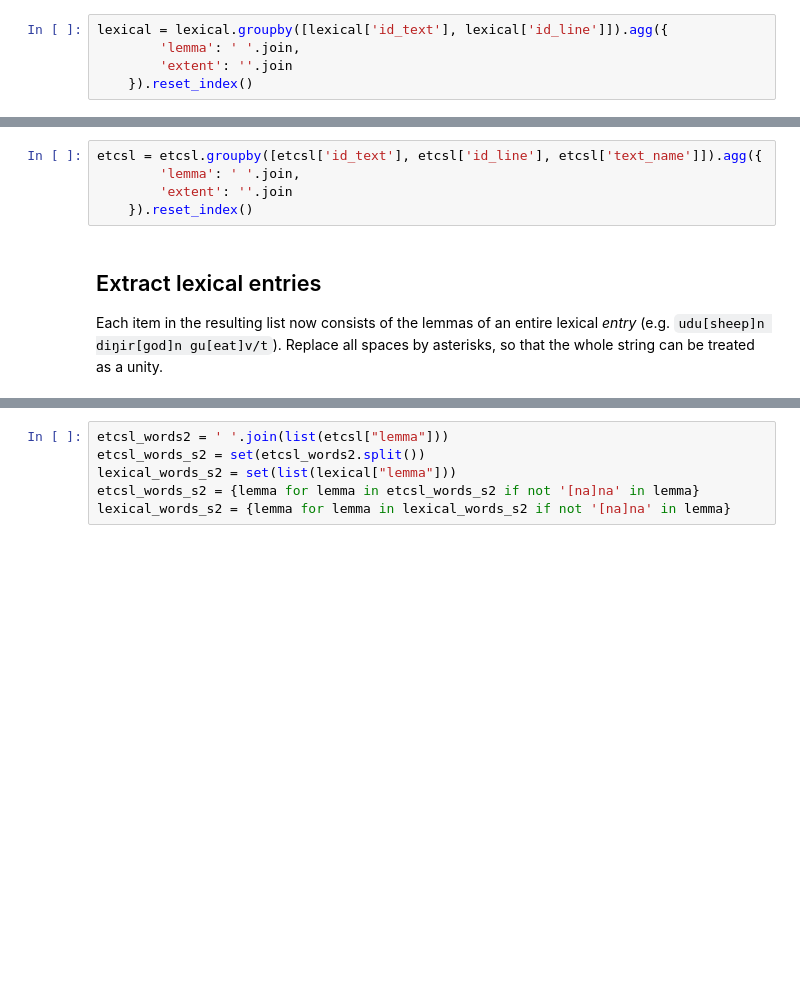
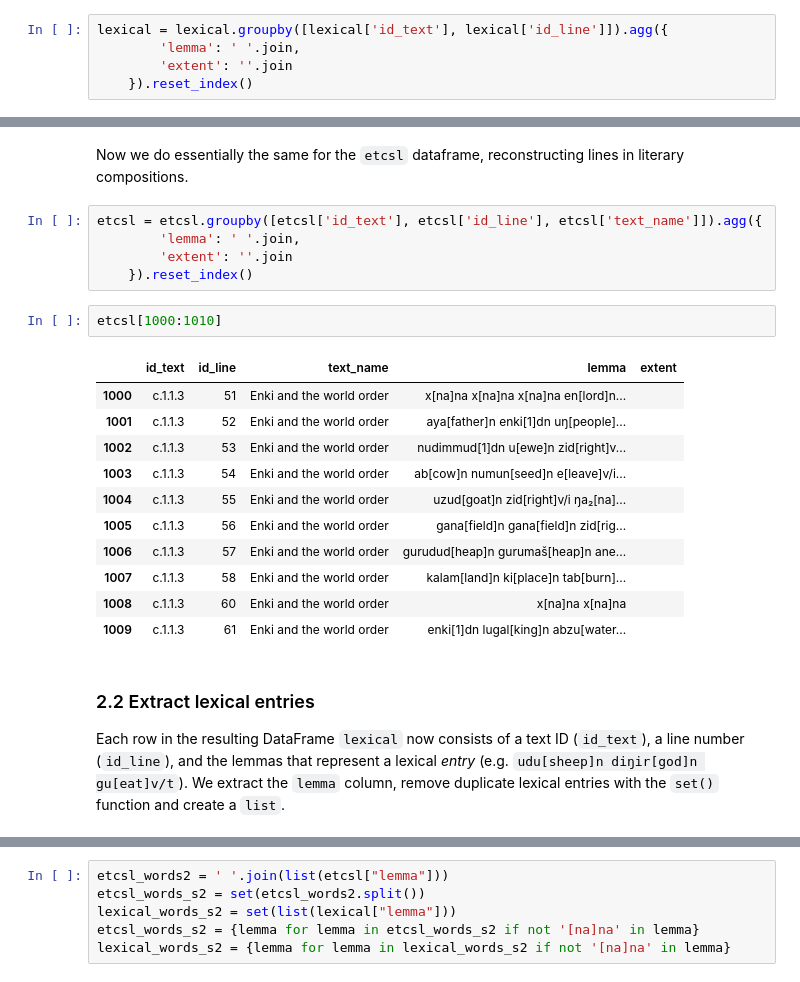
Before and after one commit to niekveldhuis/compass, a Jupyter notebook: 3_Vocabularies/Lit_Lex_Vocab.ipynb, the cells around one changed output, grey strips where cells are left out. Saved outputs shown, nothing was run; the diff lists cells and outputs as text; blank space fills up the shorter version.

```diff
--- a/3_Vocabularies/Lit_Lex_Vocab.ipynb
+++ b/3_Vocabularies/Lit_Lex_Vocab.ipynb
@@ -143,10 +148,26 @@ lexical = lexical.groupby([lexical['id_text'], lexical['id_line']]).agg({
+# %% [markdown]
+Now we do essentially the same for the `etcsl` dataframe, reconstructing lines in literary compositions.
 # %%
 etcsl = etcsl.groupby([etcsl['id_text'], etcsl['id_line'], etcsl['text_name']]).agg({
         'lemma': ' '.join,
         'extent': ''.join
     }).reset_index()
+# %%
+etcsl[1000:1010]
+# %% [output]
+|  | id_text | id_line | text_name | lemma | extent |
+| 1000 | c.1.1.3 | 51 | Enki and the world order | x[na]na x[na]na x[na]na en[lord]n... |  |
+| 1001 | c.1.1.3 | 52 | Enki and the world order | aya[father]n enki[1]dn uŋ[people]... |  |
+| 1002 | c.1.1.3 | 53 | Enki and the world order | nudimmud[1]dn u[ewe]n zid[right]v... |  |
+| 1003 | c.1.1.3 | 54 | Enki and the world order | ab[cow]n numun[seed]n e[leave]v/i... |  |
+| 1004 | c.1.1.3 | 55 | Enki and the world order | uzud[goat]n zid[right]v/i ŋa₂[na]... |  |
+| 1005 | c.1.1.3 | 56 | Enki and the world order | gana[field]n gana[field]n zid[rig... |  |
+| 1006 | c.1.1.3 | 57 | Enki and the world order | gurudud[heap]n gurumaš[heap]n ane... |  |
+| 1007 | c.1.1.3 | 58 | Enki and the world order | kalam[land]n ki[place]n tab[burn]... |  |
+| 1008 | c.1.1.3 | 60 | Enki and the world order | x[na]na x[na]na |  |
+| 1009 | c.1.1.3 | 61 | Enki and the world order | enki[1]dn lugal[king]n abzu[water... |  |
 # %% [markdown]
-## Extract lexical entries
-Each item in the resulting list now consists of the lemmas of an entire lexical *entry* (e.g. `udu[sheep]n diŋir[god]n gu[eat]v/t`). Replace all spaces by asterisks, so that the whole string can be treated as a unity.
+### 2.2 Extract lexical entries
+Each row in the resulting DataFrame `lexical` now consists of a text ID (`id_text`), a line number (`id_line`), and the lemmas that represent a lexical *entry* (e.g. `udu[sheep]n diŋir[god]n gu[eat]v/t`). We extract the `lemma` column, remove duplicate lexical entries with the `set()` function and create a `list`.
 # %%
 lex_vocab = list(set(lexical["lemma"]))
```
Also changed, not shown: parts of 23 cells of this notebook, 1 other file.
